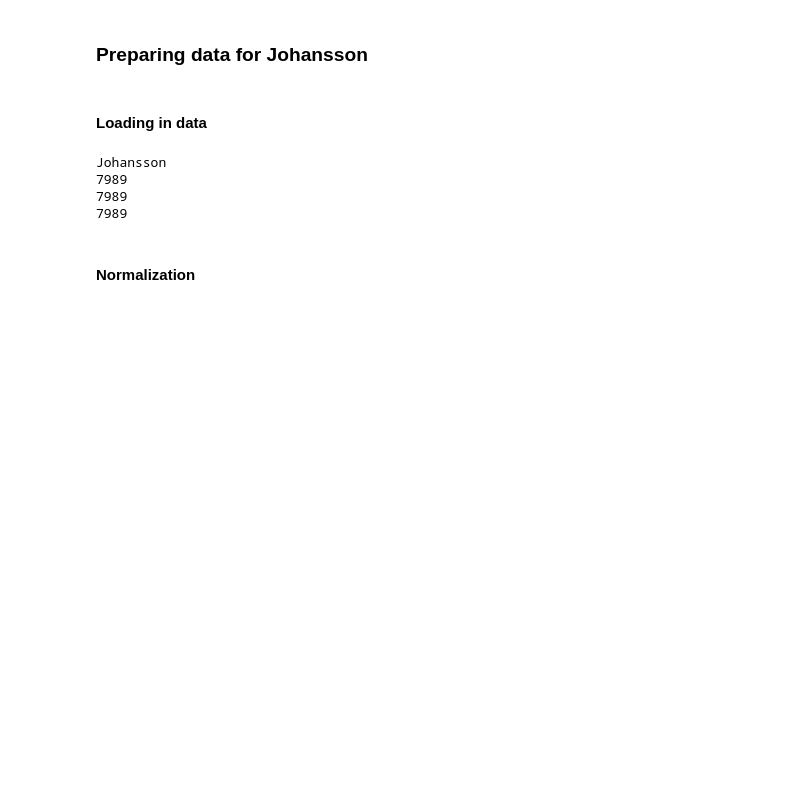
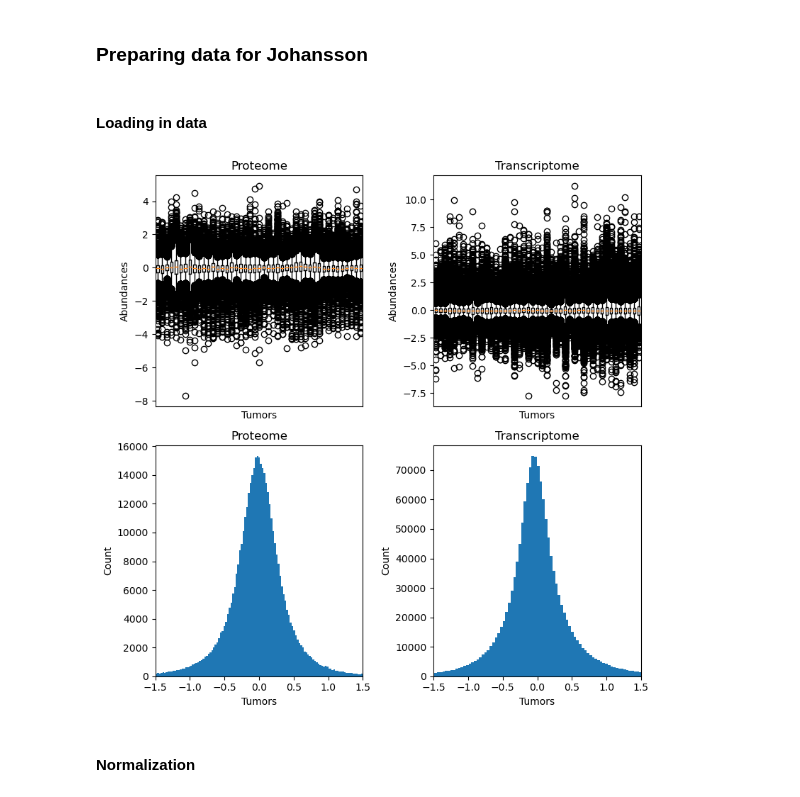
Before and after one commit to kenlzh1996/Prediction-model, a Jupyter notebook: Testing set generation.ipynb, the cells around one changed output. Cells and saved outputs as stored; diff of their text form; code cells hidden in the pictures; blank space fills up the shorter version.

Commit message:
resynthesized data

```diff
--- a/Testing set generation.ipynb
+++ b/Testing set generation.ipynb
@@ -36,3 +130,42 @@ output_path = '/home/ec2-user/MLNotebook shared/Datasets/'
+# %%
+def VisualizeData(PD, MD):
+    # Create a figure
+    plt.figure(figsize=(8, 8))
+
+    # Create a subplot for PD boxplot
+    plt.subplot(2, 2, 1)
+    plt.boxplot(PD.values)
+    plt.title('Proteome')
+    plt.xlabel('Tumors')
+    plt.ylabel('Abundances')
+    plt.xticks([])
+
+    # Create a subplot for MD boxplot
+    plt.subplot(2, 2, 2)
+    plt.boxplot(MD.values)
+    plt.title('Transcriptome')
+    plt.xlabel('Tumors')
+    plt.ylabel('Abundances')
+    plt.xticks([])
+
+    # Create a subplot for PD histogram
+    plt.subplot(2, 2, 3)
+    plt.hist(PD.values.flatten(), bins=500)
+    plt.title('Proteome')
+    plt.xlabel('Tumors')
+    plt.ylabel('Count')
+    plt.xlim([-1.5,1.5])
+
+    # Create a subplot for MD histogram
+    plt.subplot(2, 2, 4)
+    plt.hist(MD.values.flatten(), bins=500)
+    plt.title('Transcriptome')
+    plt.xlabel('Tumors')
+    plt.ylabel('Count')
+    plt.xlim([-1.5,1.5])
+
+    plt.tight_layout()
+    plt.show()
 # %% [markdown]
 ### Preparing data for Krug
 # %% [markdown]
@@ -173,23 +269,10 @@ J_MD.index = J_MD.loc[:,'Unnamed: 0']
 J_MD = J_MD.loc[:,J_MD.columns!='Unnamed: 0']
 J_MD = J_MD.drop_duplicates()
 J_MD.dropna(inplace=True)
-# %%
-# Keep only genes (rows) are presented in proteome, mRNA and localization data sets
-IntersectingGenes = [value for value in J_PD.index if ((value in J_MD.index) & (value in LD.index))]
-J_PD = J_PD.loc[IntersectingGenes,:]
-J_MD = J_MD.loc[IntersectingGenes,:]
-LD = LD.loc[IntersectingGenes,:]
-
-# Sanity check for the number of genes in each dataframe
-print('Johansson')
-print(len(J_PD.index))
-print(len(J_MD.index))
-print(len(LD.index))
-# %% [output]
-Johansson
-7989
-7989
-7989
+# %%
+VisualizeData(J_PD, J_MD)
+# %% [output]
+[figure, added]
 # %% [markdown]
 #### Normalization
 # %%
```
Also changed, not shown: parts of 59 cells of this notebook, 7 other files.
